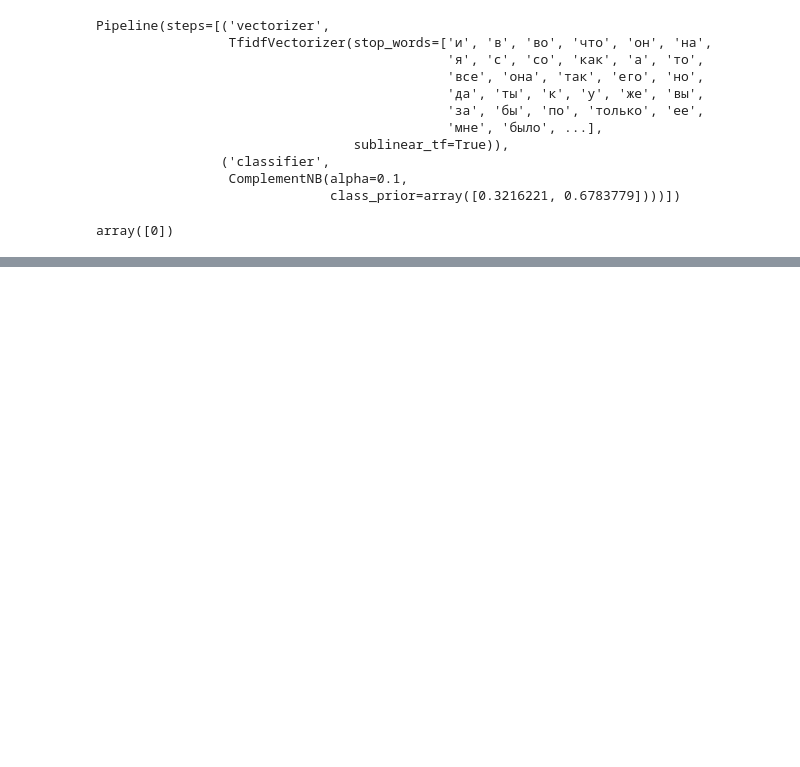
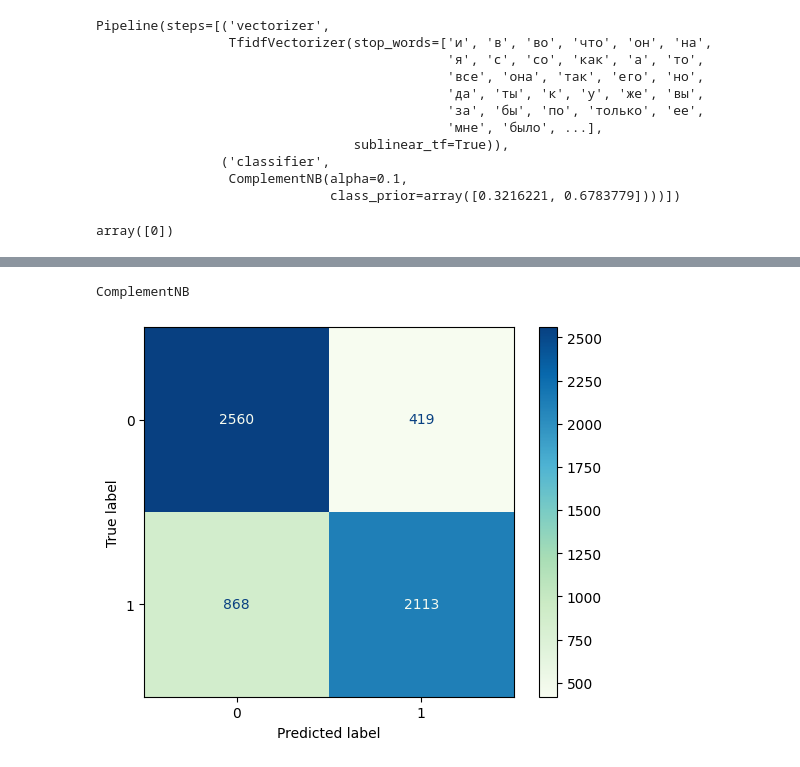
Before and after one commit to Ra9jkDM/sentiment_assessment_model, a Jupyter notebook: ML_Naive_Bayes_classifier.ipynb, the cells around one changed output, grey strips where cells are left out. Saved outputs shown, nothing was run; the diff lists cells and outputs as text; code cells hidden in the pictures; blank space fills up the shorter version.

```diff
--- a/ML_Naive_Bayes_classifier.ipynb
+++ b/ML_Naive_Bayes_classifier.ipynb
@@ -313,0 +600,5 @@ array([0])
+# %%
+model = ComplementNB(class_prior=weight, alpha=0.5, force_alpha=True)
+model.fit(vec, y_train)
+predicted = model.predict(vec_test)
+dis_metrix(predicted, y_test)
@@ -313,0 +722,12 @@ array([0])
+# %%
+print('ComplementNB')
+
+cm = confusion_matrix(y_test, predicted)
+disp = ConfusionMatrixDisplay(confusion_matrix=cm,
+                              display_labels=model.classes_)
+
+disp.plot(cmap=plt.cm.GnBu)
+plt.show()
+# %% [output]
+ComplementNB
+[figure, added]
```
Also changed, not shown: parts of 33 cells of this notebook.
